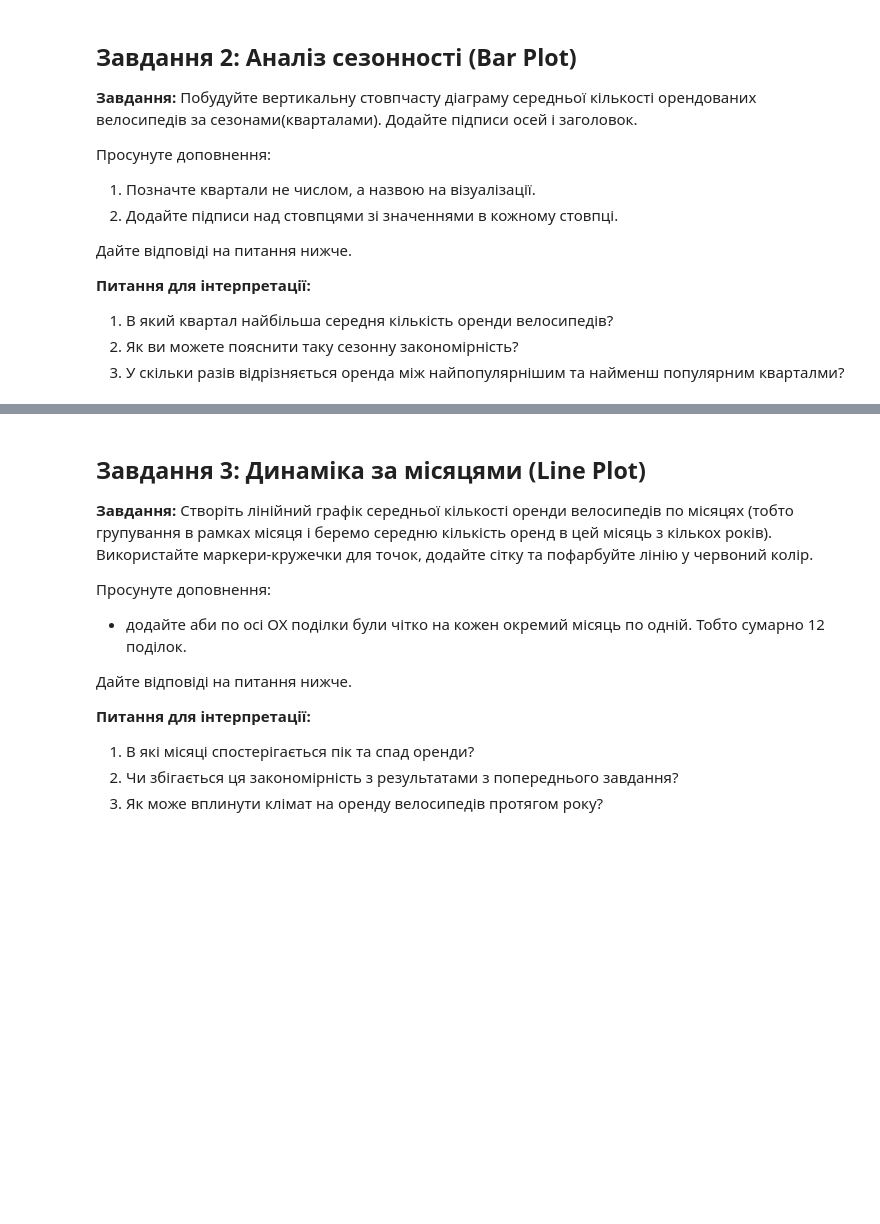
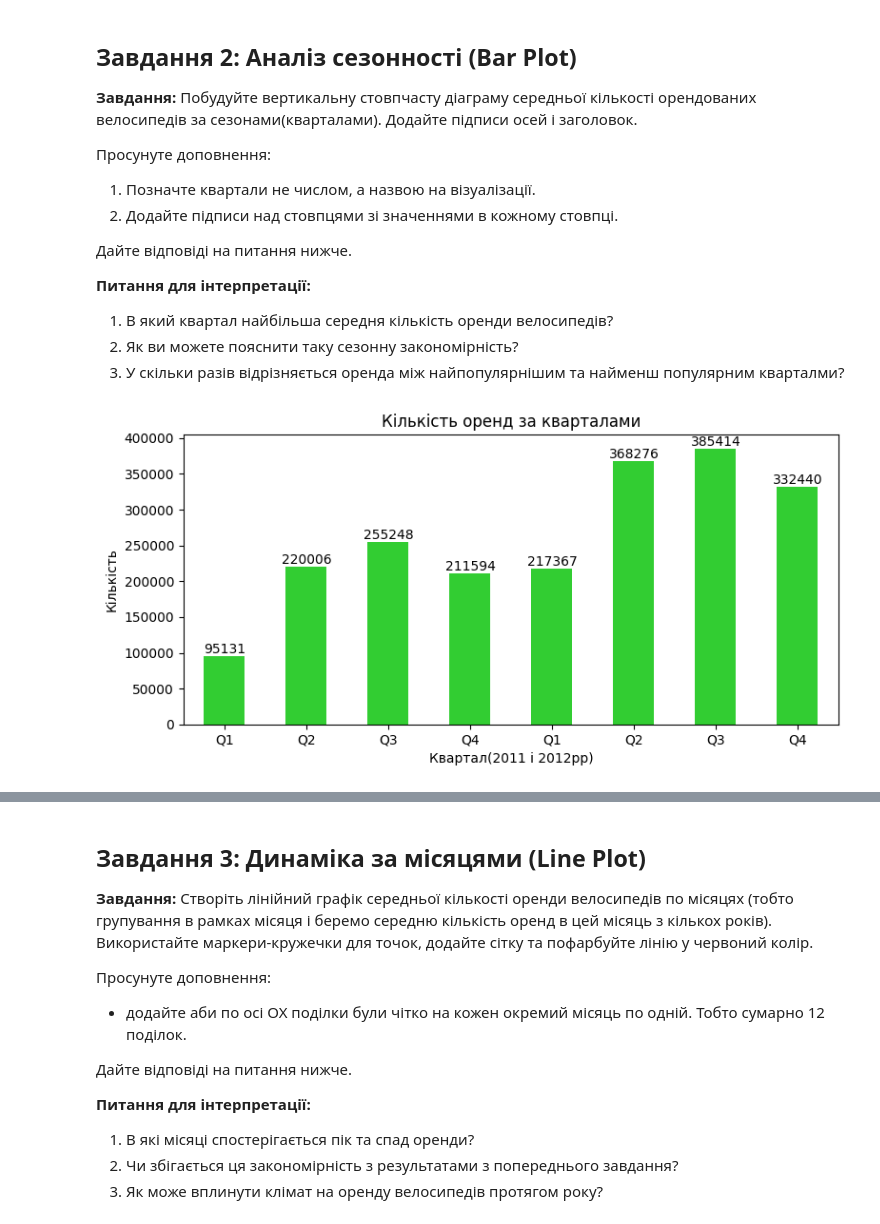
Before and after one commit to zaporozhetsalena/My-first-project, a Jupyter notebook: HW_11_1_Візуалізація_даних_з_Pandas_ipynb.ipynb, the cells around one changed output, grey strips where cells are left out. Saved outputs shown, nothing was run; the diff lists cells and outputs as text; code cells hidden in the pictures; blank space fills up the shorter version.

```diff
--- a/HW_11_1_Візуалізація_даних_з_Pandas_ipynb.ipynb
+++ b/HW_11_1_Візуалізація_даних_з_Pandas_ipynb.ipynb
@@ -109,3 +168,26 @@ df['hour'] = df.index.hour
 1. В який квартал найбільша середня кількість оренди велосипедів?
 2. Як ви можете пояснити таку сезонну закономірність?
 3. У скільки разів відрізняється оренда між найпопулярнішим та найменш популярним кварталми?
+# %%
+quarter_rentals = daily_rentals.resample('QE').sum()
+
+# Назви кварталів
+quarter_rentals.index = ["Q1", "Q2", "Q3", "Q4", "Q1", "Q2", "Q3", "Q4"]
+
+ax = quarter_rentals.plot.bar(
+    figsize=(8,4),
+    color="limegreen",
+    title="Кількість оренд за кварталами"
+)
+
+ax.set_xlabel("Квартал(2011 і 2012рр)")
+ax.set_ylabel("Кількість")
+
+for i, v in enumerate(quarter_rentals):
+    ax.text(i, v, str(int(v)), ha='center', va='bottom')
+
+plt.xticks(rotation=0)
+plt.tight_layout()
+plt.show()
+# %% [output]
+[figure, added]
```
Also changed, not shown: parts of 22 cells of this notebook.
